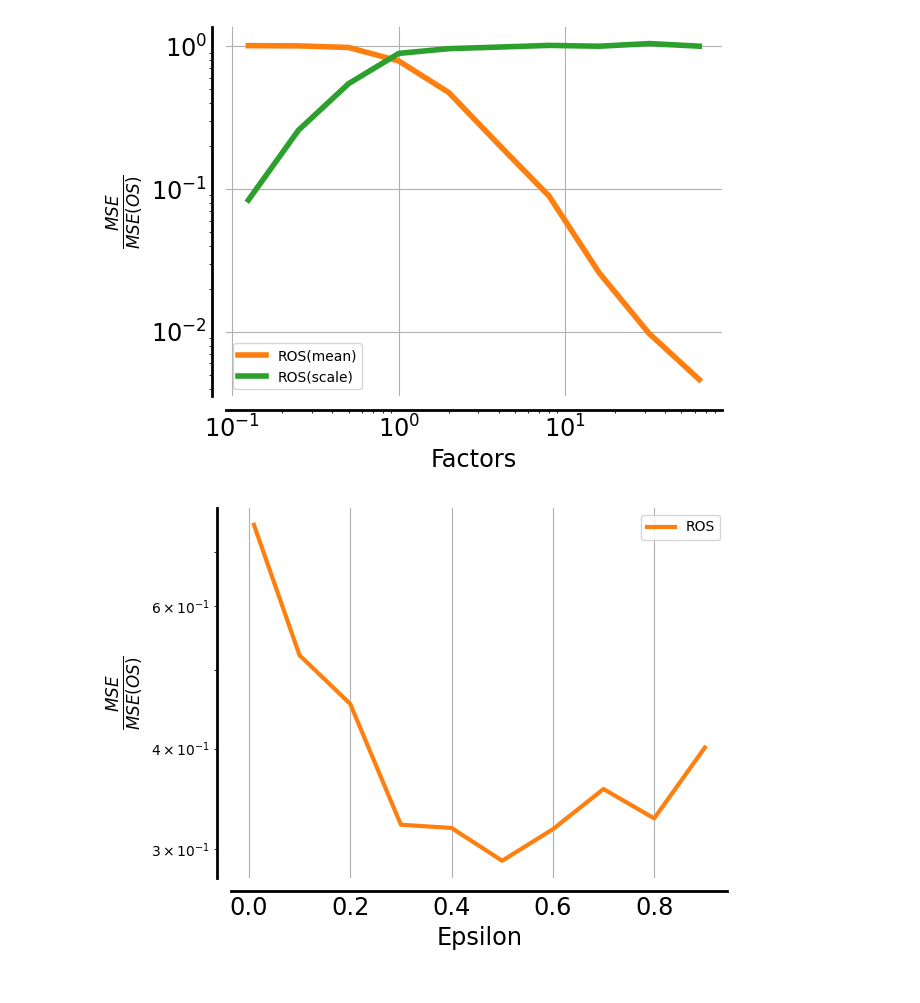
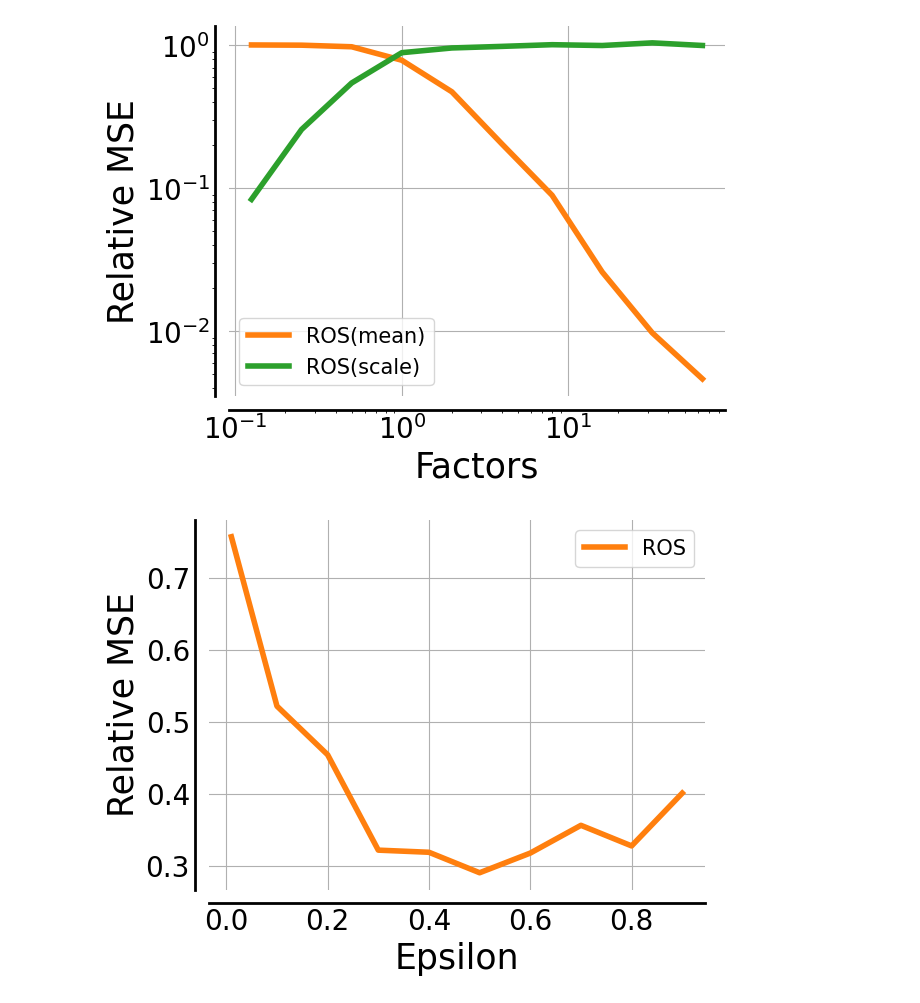
Before and after one commit to uoe-agents/robust_onpolicy_data_collection, a Jupyter notebook: plotting/plots_main.ipynb, the cells around one changed output. Saved outputs shown, nothing was run; the diff lists cells and outputs as text; code cells hidden in the pictures.

```diff
--- a/plotting/plots_main.ipynb
+++ b/plotting/plots_main.ipynb
@@ -489,23 +489,22 @@ plt.plot(xx, rate_scale, label='ROS(scale)', color=COLORS[2], linewidth=4)
 plt.yscale('log')
 plt.xscale('log')
 annotate_and_decorate_axis(
-    plt.gcf().axes[0], 'Factors', r'$\frac{MSE}{MSE(OS)}$', labelsize='xx-large', ticklabelsize='xx-large'
+    plt.gcf().axes[0], 'Factors', 'Relative MSE', labelsize=25, ticklabelsize=20,
 )
-plt.legend()
+plt.legend(fontsize=15)
 plt.savefig('main_figures/figure4c.pdf', format='pdf',bbox_inches='tight')
 # %% [output]
-[figure, old version]
+[figure, new version]
 # %%
 # figure 4(d)
 figure4d = torch.load('data/Gridworld_ms/figure4d.pt')
 xx = figure4d['xx']
 noise = figure4d['noise']
-plt.plot(xx, noise.mean(1), alpha = 1, label = 'ROS', color = cycle_colors[1], linewidth = 3)
-plt.yscale('log')
+plt.plot(xx, noise.mean(1), alpha = 1, label = 'ROS', color = cycle_colors[1], linewidth = 4)
 annotate_and_decorate_axis(
-    plt.gcf().axes[0], 'Epsilon', r'$\frac{MSE}{MSE(OS)}$', labelsize='xx-large', ticklabelsize='xx-large'
+    plt.gcf().axes[0], 'Epsilon', 'Relative MSE', labelsize=25, ticklabelsize=20,
 )
-plt.legend()
+plt.legend(fontsize=15)
 plt.savefig('main_figures/figure4d.pdf', format='pdf',bbox_inches='tight')
 # %% [output]
-[figure, old version]
+[figure, new version]
```
Also changed, not shown: parts of 13 cells of this notebook, 1 other file.
